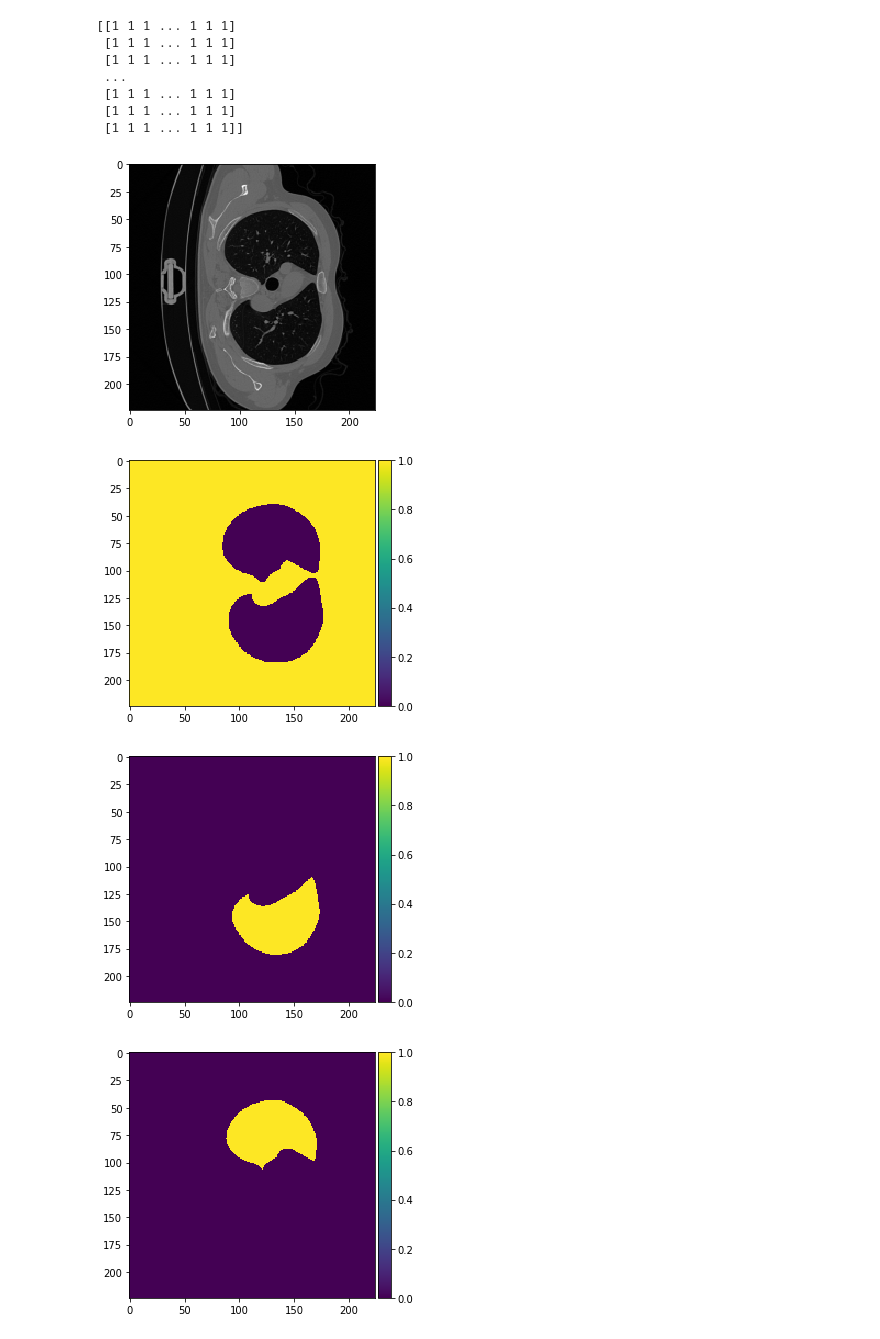
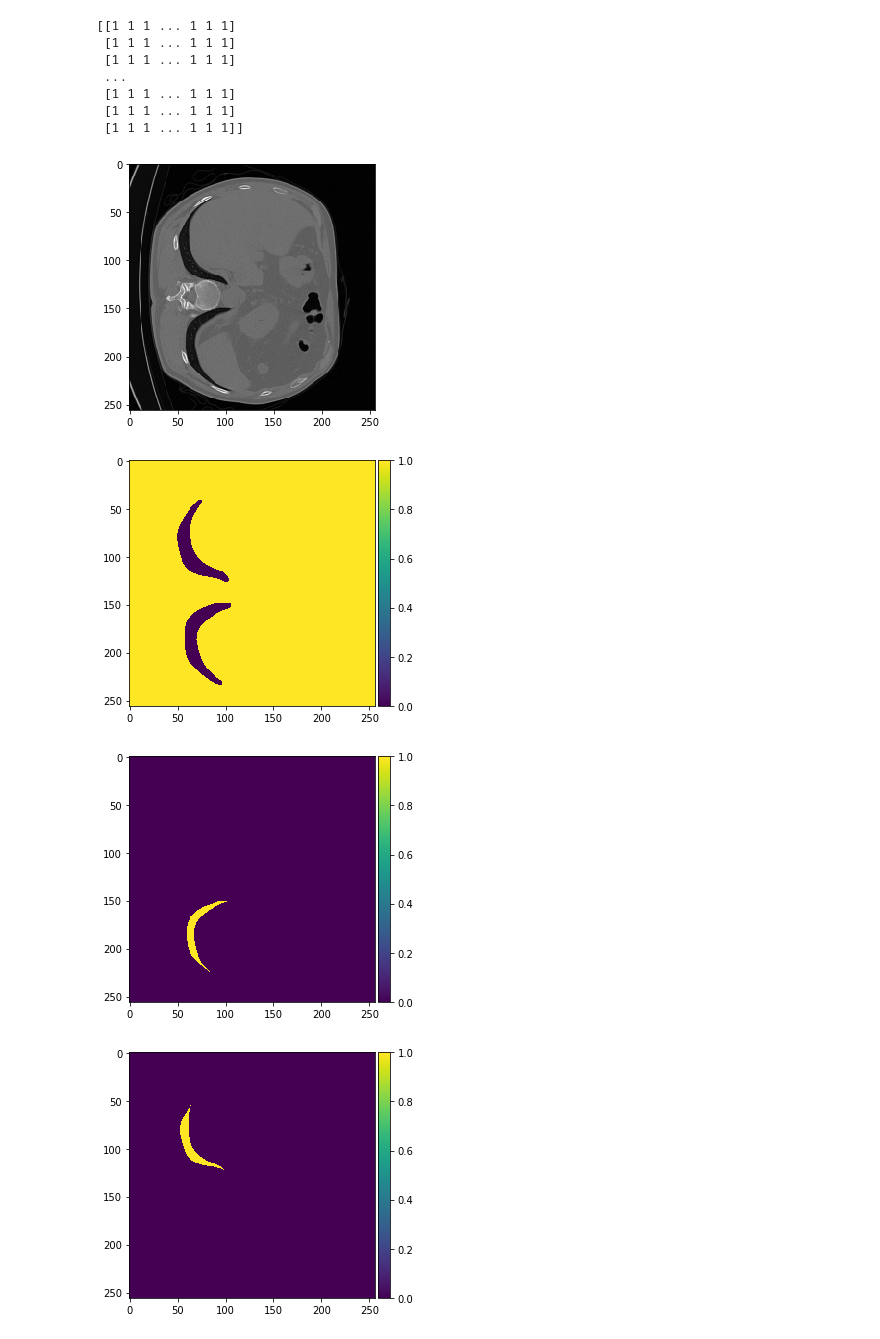
Before and after one commit to bhomaidan1990/SSI_Project, a Jupyter notebook: Project_Code/Notebooks/Unet_model.ipynb, the cells around one changed output. Saved outputs shown, nothing was run; the diff lists cells and outputs as text; code cells hidden in the pictures.

```diff
--- a/Project_Code/Notebooks/Unet_model.ipynb
+++ b/Project_Code/Notebooks/Unet_model.ipynb
@@ -108,8 +98,8 @@ Archive:  COVID-19-CT-Seg_20cases.zip
   inflating: masks/radiopaedia_4_85506_1.nii.gz
   inflating: masks/radiopaedia_7_85703_0.nii.gz
 # %%
-IMG_WIDTH = 224
-IMG_HEIGHT = 224
+IMG_WIDTH = 256
+IMG_HEIGHT = 256
 IMG_CHANNELS = 1
 def imgNorm(img):
   div = np.max(img) - np.min(img)
@@ -291,9 +281,9 @@ for img, mask in zip(images_filepath, masks_filepath):
 seed = 42
 random.seed = seed
 np.random.seed = seed
-x_train, x_test, y_train, y_test = train_test_split(X_train, Y_train, test_size=0.2, random_state=42)
+x_train, x_test, y_train, y_test = train_test_split(X_train, Y_train, test_size=0.1, random_state=42)
 
-x_train, x_val, y_train, y_val = train_test_split(x_train, y_train, test_size=0.25, random_state=42)
+x_train, x_val, y_train, y_val = train_test_split(x_train, y_train, test_size=1/9, random_state=42)
 # %%
 ix = 10
 print(np.sum(y_train[ix], axis=-1))
@@ -306,20 +296,20 @@ print(np.sum(y_train[ix], axis=-1))
  [1 1 1 ... 1 1 1]
  [1 1 1 ... 1 1 1]]
 # %%
-ix = 30
+ix = 25
 imshow(x_train[ix,:,:,0])
 plt.show()
 imshow(np.squeeze(y_train[ix,:,:,0]))
 plt.show()
 imshow(np.squeeze(y_train[ix,:,:,1]))
 plt.show()
 imshow(np.squeeze(y_train[ix,:,:,2]))
 plt.show()
 imshow(np.squeeze(y_train[ix,:,:,3]))
 plt.show()
 X_train[ix].shape
 # %% [output]
-[figure, old version]
+[figure, new version]
-[figure, old version]
+[figure, new version]
-[figure, old version]
+[figure, new version]
-[figure, old version]
+[figure, new version]
```
Also changed, not shown: parts of 31 cells of this notebook.
